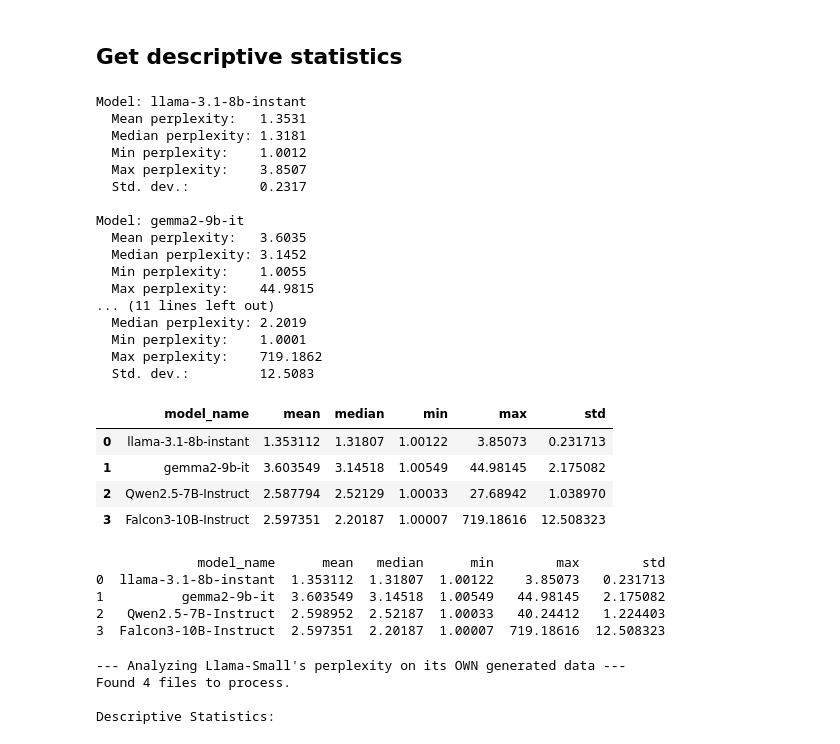
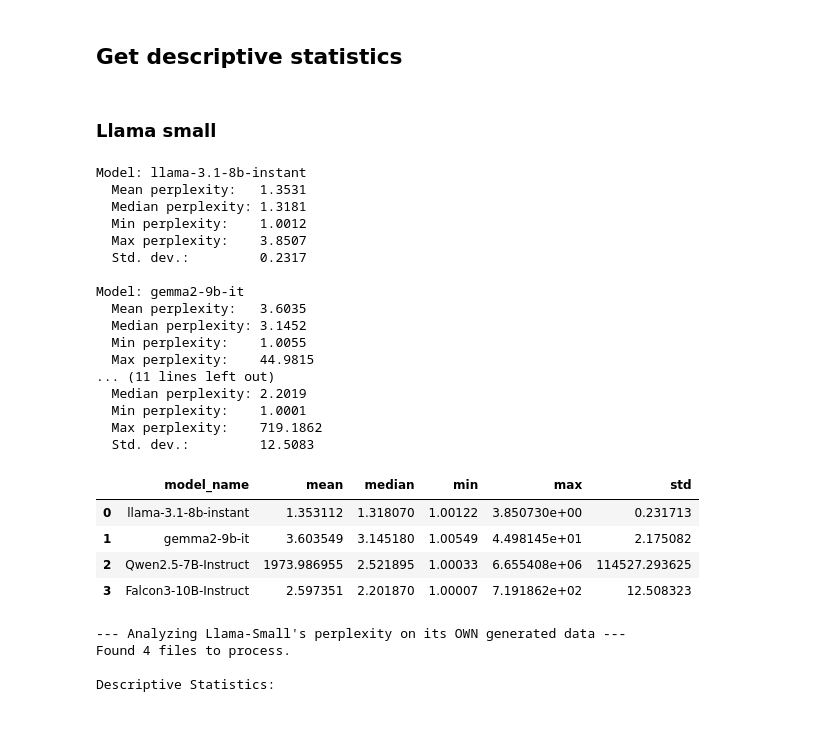
Before and after one commit to maxschaffelder/synthetic_data_diversity, a Jupyter notebook: data_analysis/perplexity/perplexity.ipynb, the cells around one changed output. Cells and saved outputs as stored; diff of their text form; code cells hidden in the pictures.

Commit message:
update perplexity analysis for medium models

```diff
--- a/data_analysis/perplexity/perplexity.ipynb
+++ b/data_analysis/perplexity/perplexity.ipynb
@@ -311,6 +311,8 @@ torch.cuda.ipc_collect()
 # Analysis
 # %% [markdown]
 ## Get descriptive statistics
+# %% [markdown]
+### Llama small
 # %%
 multi_source_data = []
 
@@ -337,15 +339,6 @@ with open("/Users/maxschaffelder/Desktop/Thesis/data/data_analysis/perplexity/ll
 # Collect perplexity values for each model
 perplexity_by_model = {}
 
-# First, find and remove the entry with the highest perplexity in the qwen dataset
-qwen_entries = [entry for entry in multi_source_data if entry["model_name"].lower().startswith("qwen")]
-if qwen_entries:
-    max_ppl = max(qwen_entries, key=lambda x: x["perplexity"])["perplexity"]
-    # Remove the first occurrence of this entry from multi_source_data
-    for i, entry in enumerate(multi_source_data):
-        if entry["model_name"].lower().startswith("qwen") and entry["perplexity"] == max_ppl:
-            del multi_source_data[i]
-            break
 
 for entry in multi_source_data:
     model = entry["model_name"]
@@ -379,45 +372,37 @@ for model, stats in stats_by_model.items():
 import pandas as pd
 
 # Convert stats_by_model to a DataFrame
 stats_df = pd.DataFrame.from_dict(stats_by_model, orient='index')
 stats_df.index.name = 'model_name'
 stats_df.reset_index(inplace=True)
 
 # Display the DataFrame
 display(stats_df)
 
 stats_df.to_csv("/Users/maxschaffelder/Desktop/Thesis/data/data_analysis/perplexity/llama_small/dolly_train_all_stats.csv")
 # %% [output]
 Model: llama-3.1-8b-instant
   Mean perplexity:   1.3531
   Median perplexity: 1.3181
   Min perplexity:    1.0012
   Max perplexity:    3.8507
   Std. dev.:         0.2317
 
 Model: gemma2-9b-it
   Mean perplexity:   3.6035
   Median perplexity: 3.1452
   Min perplexity:    1.0055
   Max perplexity:    44.9815
 ... (11 lines left out)
   Median perplexity: 2.2019
   Min perplexity:    1.0001
   Max perplexity:    719.1862
   Std. dev.:         12.5083
 |  | model_name | mean | median | min | max | std |
-| 0 | llama-3.1-8b-instant | 1.353112 | 1.31807 | 1.00122 | 3.85073 | 0.231713 |
-| 1 | gemma2-9b-it | 3.603549 | 3.14518 | 1.00549 | 44.98145 | 2.175082 |
-| 2 | Qwen2.5-7B-Instruct | 2.587794 | 2.52129 | 1.00033 | 27.68942 | 1.038970 |
-| 3 | Falcon3-10B-Instruct | 2.597351 | 2.20187 | 1.00007 | 719.18616 | 12.508323 |
+| 0 | llama-3.1-8b-instant | 1.353112 | 1.318070 | 1.00122 | 3.850730e+00 | 0.231713 |
+| 1 | gemma2-9b-it | 3.603549 | 3.145180 | 1.00549 | 4.498145e+01 | 2.175082 |
+| 2 | Qwen2.5-7B-Instruct | 1973.986955 | 2.521895 | 1.00033 | 6.655408e+06 | 114527.293625 |
+| 3 | Falcon3-10B-Instruct | 2.597351 | 2.201870 | 1.00007 | 7.191862e+02 | 12.508323 |
-# %%
-print(stats_df)
-# %% [output]
-             model_name      mean   median      min        max        std
-0  llama-3.1-8b-instant  1.353112  1.31807  1.00122    3.85073   0.231713
-1          gemma2-9b-it  3.603549  3.14518  1.00549   44.98145   2.175082
-2   Qwen2.5-7B-Instruct  2.598952  2.52187  1.00033   40.24412   1.224403
-3  Falcon3-10B-Instruct  2.597351  2.20187  1.00007  719.18616  12.508323
 # %%
 import json
 import numpy as np
```
Also changed, not shown: parts of 7 cells of this notebook.
